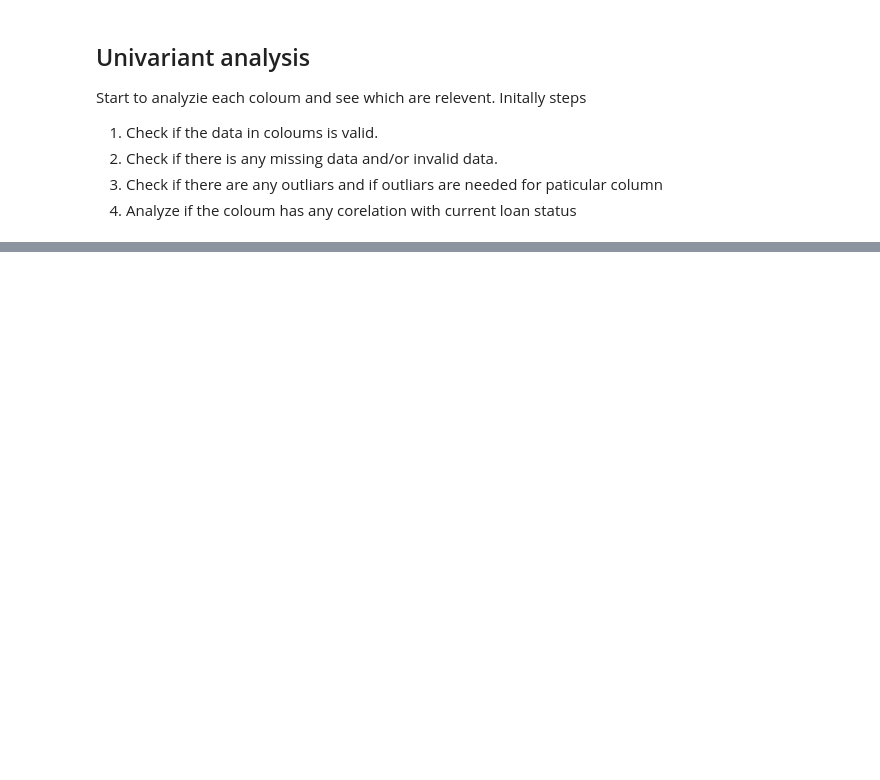
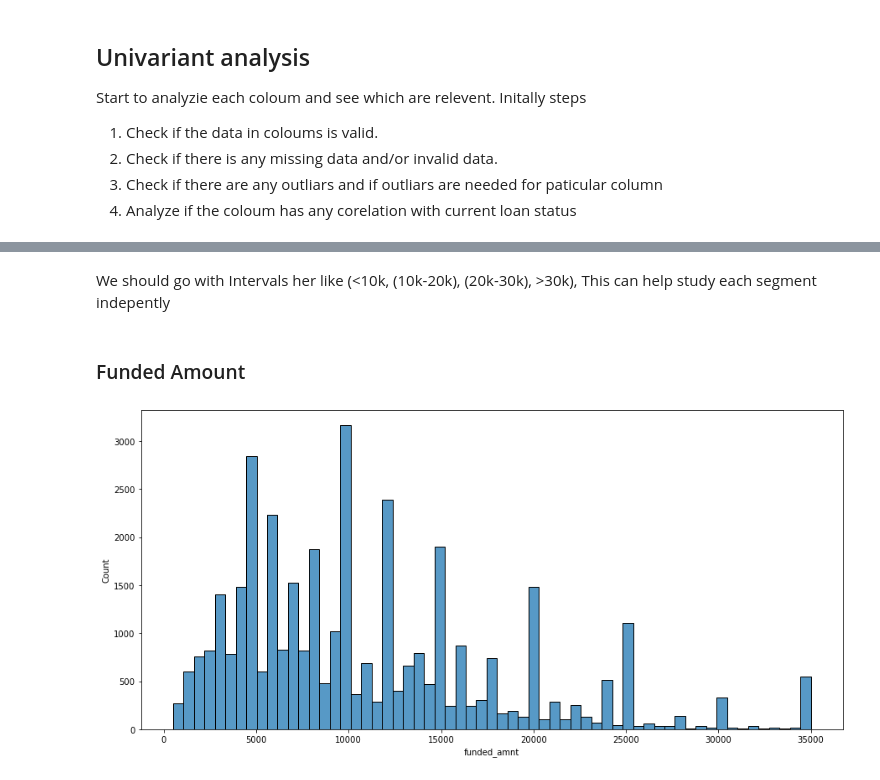
Before and after one commit to npalupunoori/LendingClubCaseStudy, a Jupyter notebook: Naren_Reddy_Palupunoori.ipynb, the cells around one changed output, grey strips where cells are left out. Cells and saved outputs as stored; diff of their text form; code cells hidden in the pictures; blank space fills up the shorter version.

```diff
--- a/Naren_Reddy_Palupunoori.ipynb
+++ b/Naren_Reddy_Palupunoori.ipynb
@@ -284,0 +380,10 @@ Start to analyzie each coloum and see which are relevent. Initally steps
+# %% [markdown]
+We should go with Intervals her like (<10k, (10k-20k), (20k-30k), >30k), This can help study each segment indepently
+# %% [markdown]
+### Funded Amount
+# %%
+plt.figure(figsize=(15,7))
+sns.histplot(data=loan, x="funded_amnt")
+plt.show()
+# %% [output]
+[figure, added]
```
Also changed, not shown: parts of 59 cells of this notebook.
